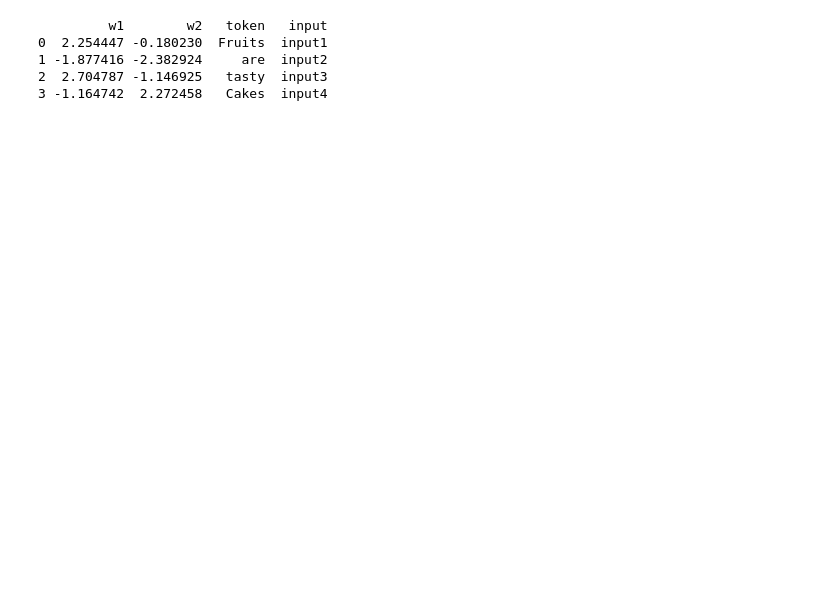
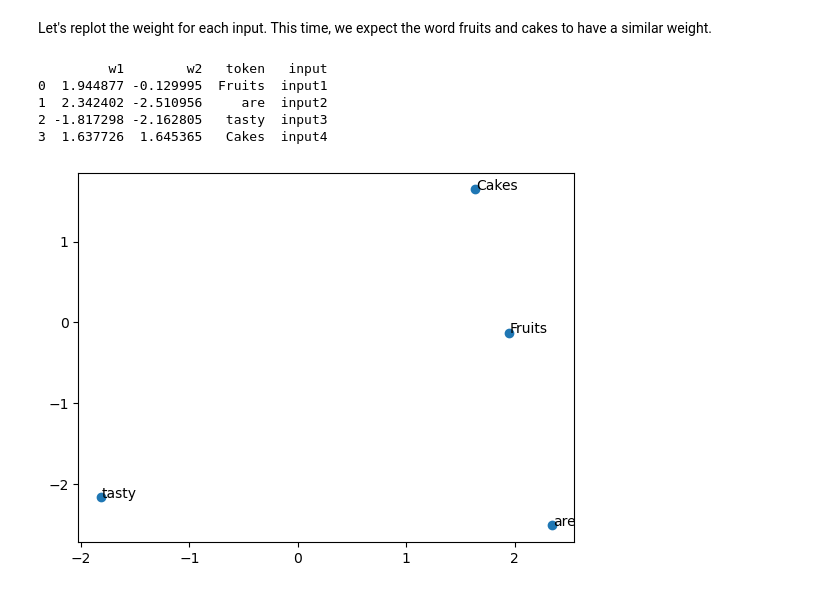
Before and after one commit to honlin96/Large-Language-Model-from-scratch, a Jupyter notebook: Word embedding .ipynb, the cells around one changed output. Saved outputs shown, nothing was run; the diff lists cells and outputs as text; code cells hidden in the pictures; blank space fills up the shorter version.

```diff
--- a/Word embedding .ipynb
+++ b/Word embedding .ipynb
@@ -177,6 +175,6 @@ print(df)
 # %%
 # training the neural network
-trainer = pl.Trainer(max_epochs = 100)
+trainer = pl.Trainer(max_epochs = 80)
 trainer.fit(smallmodel, train_dataloaders = dataloader)
 # %% [output]
 GPU available: False, used: False
@@ -200,26 +198,30 @@ C:\Users\honlin\Anaconda3\lib\site-packages\pytorch_lightning\loops\fit_loop.py:
+# %% [markdown]
+Let's replot the weight for each input. This time, we expect the word fruits and cakes to have a similar weight.
 # %%
-import matplotlib.pyplot as plt
-#put the weight into dictionary
 data = {'w1': [smallmodel.input1_w1.item(),
                smallmodel.input2_w1.item(),
                smallmodel.input3_w1.item(),
                smallmodel.input4_w1.item()],
         'w2': [smallmodel.input1_w2.item(),
                smallmodel.input2_w2.item(),
                smallmodel.input3_w2.item(),
                smallmodel.input4_w2.item(),],
         'token' : ["Fruits", "are", "tasty", "Cakes"],
         'input' : ['input1', 'input2', 'input3', 'input4']
        }
 
 df = pd.DataFrame(data)
-#sns.scatterplot(data = df, x = 'w1', y = 'w2')
+
+plt.scatter(df.w1, df.w2)
+plt.text(df.w1[0] + 0.01, df.w2[0] , df.token[0])
+plt.text(df.w1[1] + 0.01, df.w2[1] , df.token[1])
+plt.text(df.w1[2] + 0.01, df.w2[2] , df.token[2])
+plt.text(df.w1[3] + 0.01, df.w2[3] , df.token[3])
 print(df)
-plt.figure()
-df.plot()
 # %% [output]
          w1        w2   token   input
-0  2.254447 -0.180230  Fruits  input1
-1 -1.877416 -2.382924     are  input2
-2  2.704787 -1.146925   tasty  input3
-3 -1.164742  2.272458   Cakes  input4
+0  1.944877 -0.129995  Fruits  input1
+1  2.342402 -2.510956     are  input2
+2 -1.817298 -2.162805   tasty  input3
+3  1.637726  1.645365   Cakes  input4
+[figure, added]
```
Also changed, not shown: parts of 8 cells of this notebook.
